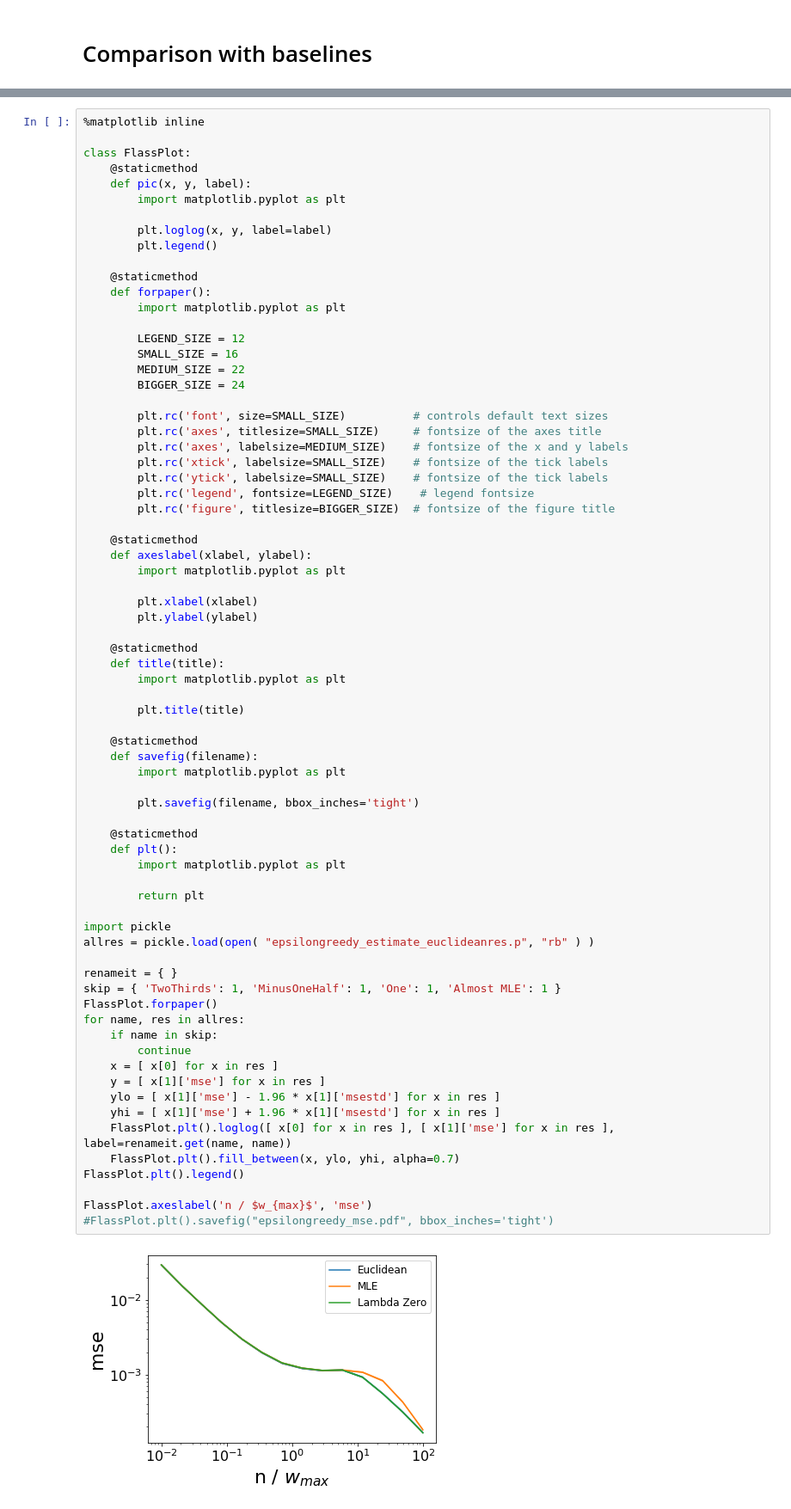
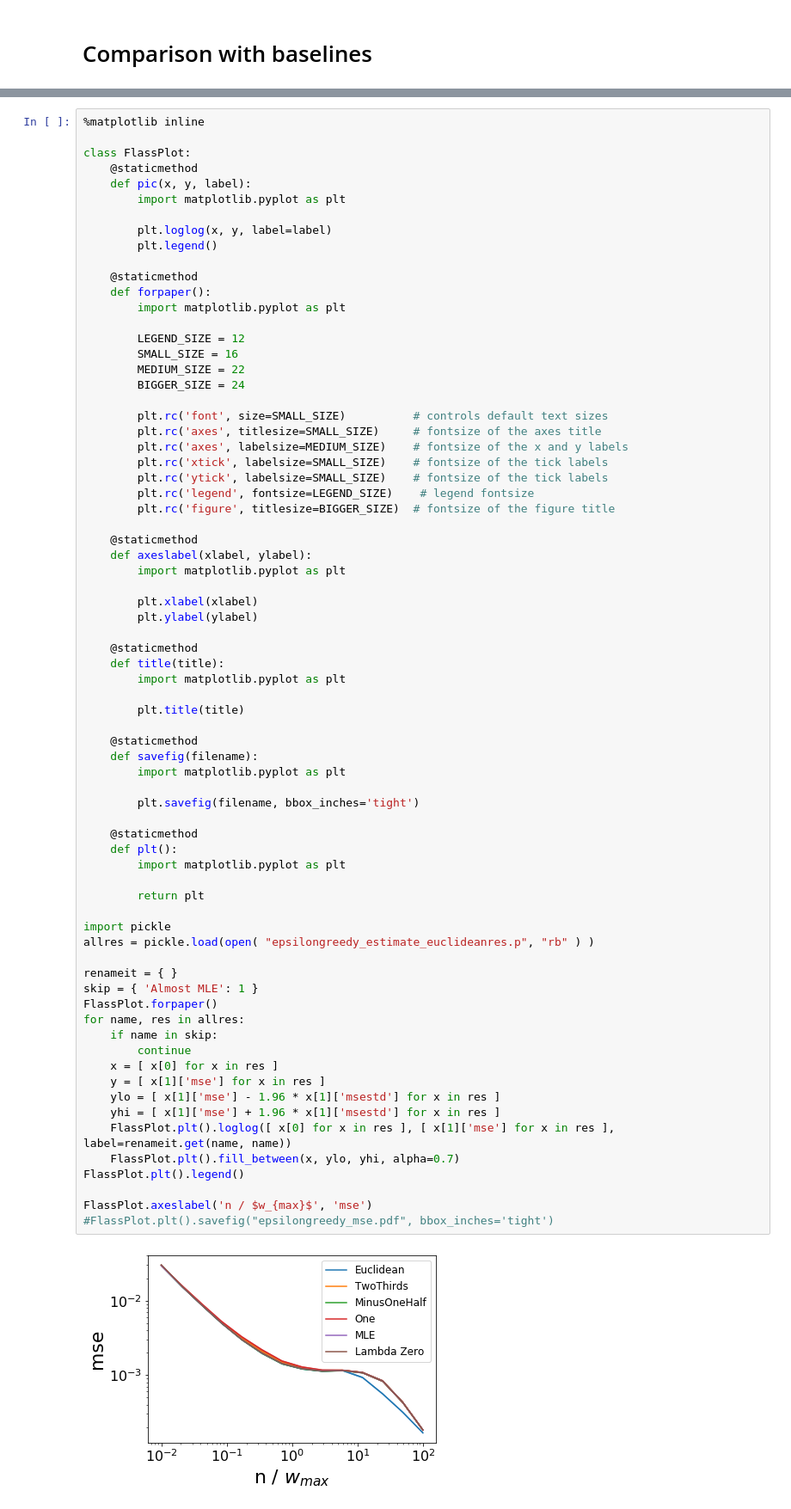
Before and after one commit to pmineiro/elfcb, a Jupyter notebook: EuclideanEstimate.ipynb, the cells around one changed output, grey strips where cells are left out. Shown at 86% size. Cells and saved outputs as stored; diff of their text form.

```diff
--- a/EuclideanEstimate.ipynb
+++ b/EuclideanEstimate.ipynb
@@ -533,32 +533,32 @@ class FlassPlot:
     def savefig(filename):
         import matplotlib.pyplot as plt
 
         plt.savefig(filename, bbox_inches='tight')
 
     @staticmethod
     def plt():
         import matplotlib.pyplot as plt
 
         return plt
 
 import pickle
 allres = pickle.load(open( "epsilongreedy_estimate_euclideanres.p", "rb" ) )
 
 renameit = { }
-skip = { 'TwoThirds': 1, 'MinusOneHalf': 1, 'One': 1, 'Almost MLE': 1 }
+skip = { 'Almost MLE': 1 }
 FlassPlot.forpaper()
 for name, res in allres:
     if name in skip:
         continue
     x = [ x[0] for x in res ]
     y = [ x[1]['mse'] for x in res ]
     ylo = [ x[1]['mse'] - 1.96 * x[1]['msestd'] for x in res ]
     yhi = [ x[1]['mse'] + 1.96 * x[1]['msestd'] for x in res ]
     FlassPlot.plt().loglog([ x[0] for x in res ], [ x[1]['mse'] for x in res ], label=renameit.get(name, name))
     FlassPlot.plt().fill_between(x, ylo, yhi, alpha=0.7)
 FlassPlot.plt().legend()
 
 FlassPlot.axeslabel('n / $w_{max}$', 'mse')
 #FlassPlot.plt().savefig("epsilongreedy_mse.pdf", bbox_inches='tight')
 # %% [output]
-[figure, old version]
+[figure, new version]
```
Also changed, not shown: parts of 1 cell of this notebook.
